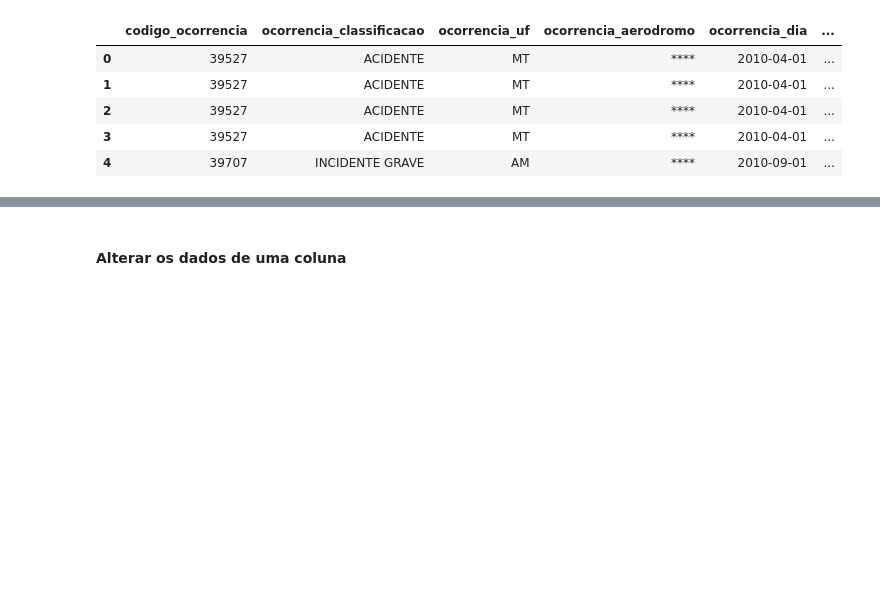
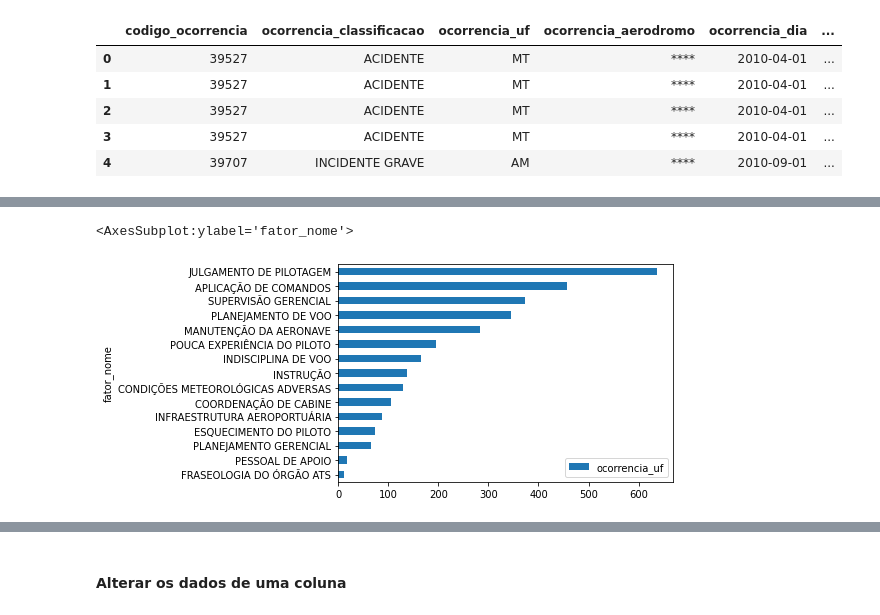
Before and after one commit to rocarva/analises-, a Jupyter notebook: analises/CENIPA/CENIPA-Forca-Aerea-Brasileira-v1.ipynb, the cells around one changed output, grey strips where cells are left out. Saved outputs shown, nothing was run; the diff lists cells and outputs as text; code cells hidden in the pictures; blank space fills up the shorter version.

```diff
--- a/analises/CENIPA/CENIPA-Forca-Aerea-Brasileira-v1.ipynb
+++ b/analises/CENIPA/CENIPA-Forca-Aerea-Brasileira-v1.ipynb
@@ -79,0 +116,9 @@ array(['MT', 'AM', 'PR', 'SP', 'PA', 'TO', 'SC', 'GO', 'BA', 'DF', 'MG',
+# %%
+pp = ocorrencia.loc[ocorrencia.fator_area == 'FATOR OPERACIONAL']#.sort_values(by='fator_area')#,ascending=False)
+gby = pp.groupby('fator_nome').count().sort_values(by=['codigo_ocorrencia'],ascending=True)
+gby10 = gby[gby.codigo_ocorrencia > 10]
+gby10
+gby10.plot.barh(y='ocorrencia_uf')
+# %% [output]
+<AxesSubplot:ylabel='fator_nome'>
+[figure, added]
```
Also changed, not shown: parts of 23 cells of this notebook, 1 other file.
